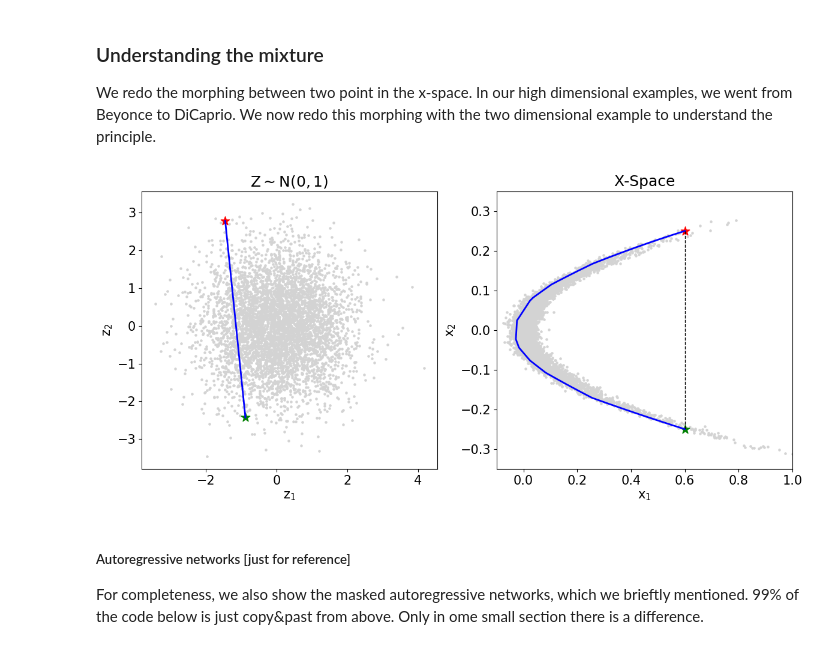
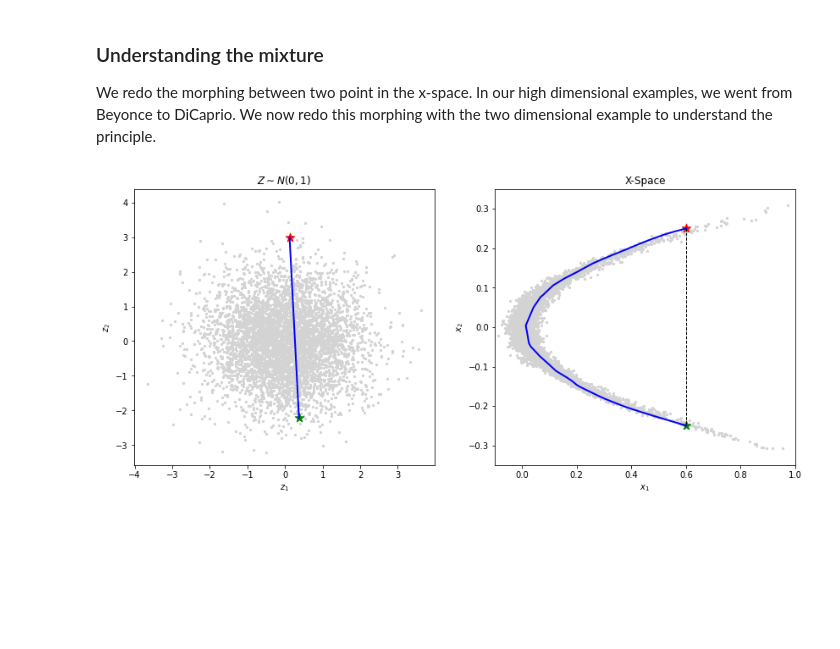
Before and after one commit to salu133445/flows, a Jupyter notebook: realnvp_toy.ipynb, the cells around one changed output. Drawn from its saved outputs; the diff is of its cells as text; code cells hidden in the pictures; blank space fills up the shorter version.

```diff
--- a/realnvp_toy.ipynb
+++ b/realnvp_toy.ipynb
@@ -179,10 +147,9 @@ None
 # %%
 optimizer = tf.keras.optimizers.Adam(learning_rate=0.001)
-##### Important
 #Needs to be called other-wise @tf.function has problem
 -tf.reduce_mean(model.flow.log_prob(X))
 
-@tf.function #Adding the tf.function makes it about 10-50 times faster!!!
+@tf.function
 def train_step(X):
     with tf.GradientTape() as tape:
         loss = -tf.reduce_mean(model.flow.log_prob(X))
@@ -190,12 +157,11 @@ def train_step(X):
     optimizer.apply_gradients(zip(gradients, model.trainable_variables))
     return loss
 
-from time import time
-start = time()
+start = time.time()
 for i in range(1001):
     #Xs = sample(1000) #Creat new training data
     loss = train_step(X)
     if (i % 100 == 0):
-        print(i, " ",loss.numpy(), (time()-start))
-        start = time()
+        print(i, " ",loss.numpy(), (time.time()-start))
+        start = time.time()
 # %% [output]
@@ -225,8 +191,6 @@ for i in range(5000):
         cols.append('g')
 
 plt.figure(figsize=(14,6))
-params = {'mathtext.default': 'regular' }
-plt.rcParams.update(params)
 
 plt.subplot(1,2,1)
 plt.scatter(Z[:, 0], Z[:, 1], s=5,c=cols)
@@ -242,6 +206,4 @@ plt.ylabel('$x_2$')
 plt.scatter(Xs[:,0], Xs[:, 1], s=5, c=cols)
 plt.xlim(-0.1,1)
 plt.ylim(-0.35,0.35)
-
-plt.savefig('ch06_realnvp.pdf')
 # %% [output]
@@ -259,63 +213,48 @@ To change all layers to have dtype float64 by default, call `tf.keras.backend.se
 
 We redo the morphing between two point in the x-space. In our high dimensional examples, we went from Beyonce to DiCaprio. We now redo this morphing with the two dimensional example to understand the principle.
 # %%
-plt.style.use('default')
-plt.rcParams.update({'font.size': 15})
+X1 = np.array((0.6, 0.25), dtype=np.float32)
+X2 = np.array((0.6, -0.25), dtype=np.float32)
 
-
-X1 = np.array((0.6,0.25), dtype=float32)    #Starting point corresponing to Beyonce
-X2 = np.array((0.6,-0.25), dtype=float32)   #End point corresponing to DiCaprio
-
-Z1 = model.flow.bijector.inverse(X1)        # Same
+Z1 = model.flow.bijector.inverse(X1)
 Z2 = model.flow.bijector.inverse(X2)
 
 # Z1 = np.array((-1.5,-1.5), dtype=float32)
-# Z2= np.array((1.5,1.5), dtype=float32)
+# Z2 = np.array((1.5,1.5), dtype=float32)
 
 nums = 500
 Z_mixs = np.zeros((nums,2),dtype=np.float32)
 for i,m in enumerate(np.linspace(0,1,nums)):
     Z_mixs[i] = (Z2*m+Z1*(1.-m))
 
-
 plt.figure(figsize=(14,6))
-params = {'mathtext.default': 'regular' }
-plt.rcParams.update(params)
-
 plt.subplot(1,2,1)
 plt.scatter(Z[:, 0], Z[:, 1], s=5,c='lightgray')
 plt.plot(Z_mixs[:,0],Z_mixs[:,1],c='blue', linewidth=2)
 plt.scatter(Z_mixs[0,0],Z_mixs[0,1],c='red', s=120,marker='*')
 plt.scatter(Z_mixs[nums-1,0],Z_mixs[nums-1,1],c='green', s=120,marker='*')
 
 plt.title('$Z \sim N(0,1)$')
 plt.xlabel('$z_1$')
 plt.ylabel('$z_2$')
-
 
 plt.subplot(1,2,2)
 plt.title('X-Space')
 plt.xlabel('$x_1$')
 plt.ylabel('$x_2$')
 plt.scatter(Xs[:,0], Xs[:, 1], s=5,c='lightgray')
 plt.xlim(-0.1,1)
 plt.ylim(-0.35,0.35)
 plt.scatter(X1[0], X1[1], s=10)
 plt.scatter(X2[0], X2[1], s=10)
 X_mix = model.flow.bijector.forward(Z_mixs)
 plt.plot(X_mix[:,0],X_mix[:,1],c='blue',linewidth=2)
 plt.scatter(X1[0],X1[1],c='red', s=120,marker='*')
 plt.scatter(X2[0],X2[1],c='green', s=120,marker='*')
 
-X_mixs = np.zeros((nums,2),dtype=np.float32)
+X_mixs = np.zeros((nums,2), dtype=np.float32)
 for i,m in enumerate(np.linspace(0,1,nums)):
     X_mixs[i] = (X2*m+X1*(1.-m))
 plt.plot(X_mixs[:,0],X_mixs[:,1],'--',c='black', linewidth=1.)
-
-plt.savefig('ch06_mix3.pdf')
 # %% [output]
-[figure, old version]
+[figure, new version]
-# %% [markdown]
-##### Autoregressive networks [just for reference]
-
-For completeness, we also show the masked autoregressive networks, which we brieftly mentioned. 99% of the code below is just copy&past from above. Only in ome small section there is a difference.
```
Also changed, not shown: parts of 12 cells of this notebook.
